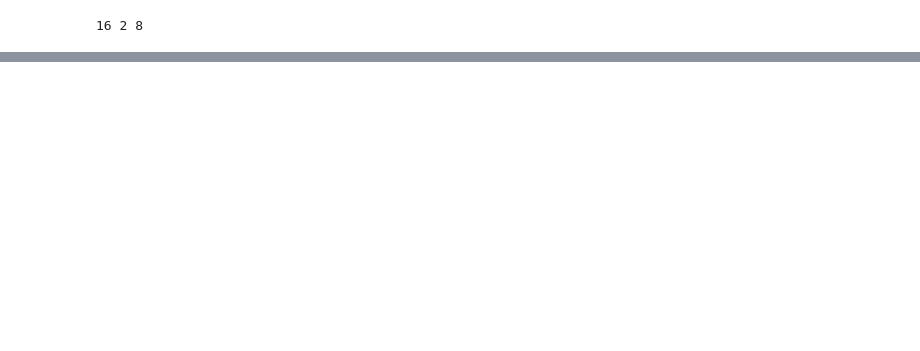
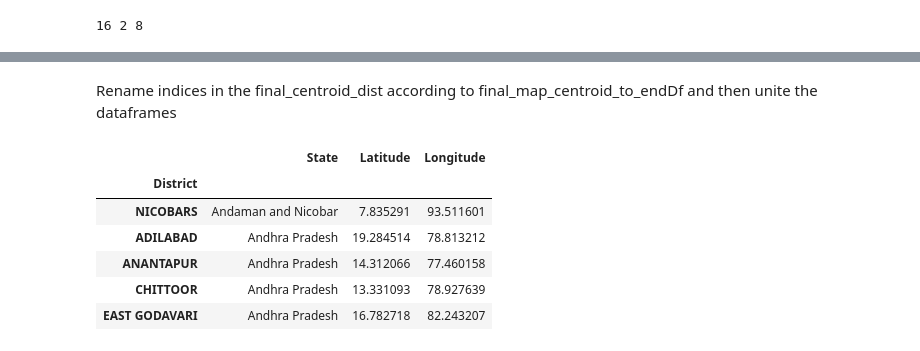
Before and after one commit to flmuk/TumAI-2021-Enactus, a Jupyter notebook: dataprep.ipynb, the cells around one changed output, grey strips where cells are left out. Cells and saved outputs as stored; diff of their text form; code cells hidden in the pictures; blank space fills up the shorter version.

```diff
--- a/dataprep.ipynb
+++ b/dataprep.ipynb
@@ -360,0 +518,13 @@ end_df_eff["dist"]
+# %% [markdown]
+Rename indices in the final_centroid_dist according to final_map_centroid_to_endDf and then unite the dataframes
+# %%
+renamed_centroids = final_centroid_dist.rename(index=final_map_centroid_to_endDf)
+renamed_centroids.head()
+# %% [output]
+|  | State | Latitude | Longitude |
+| District |  |  |  |
+| NICOBARS | Andaman and Nicobar | 7.835291 | 93.511601 |
+| ADILABAD | Andhra Pradesh | 19.284514 | 78.813212 |
+| ANANTAPUR | Andhra Pradesh | 14.312066 | 77.460158 |
+| CHITTOOR | Andhra Pradesh | 13.331093 | 78.927639 |
+| EAST GODAVARI | Andhra Pradesh | 16.782718 | 82.243207 |
```
Also changed, not shown: parts of 61 cells of this notebook, 1 other file.
